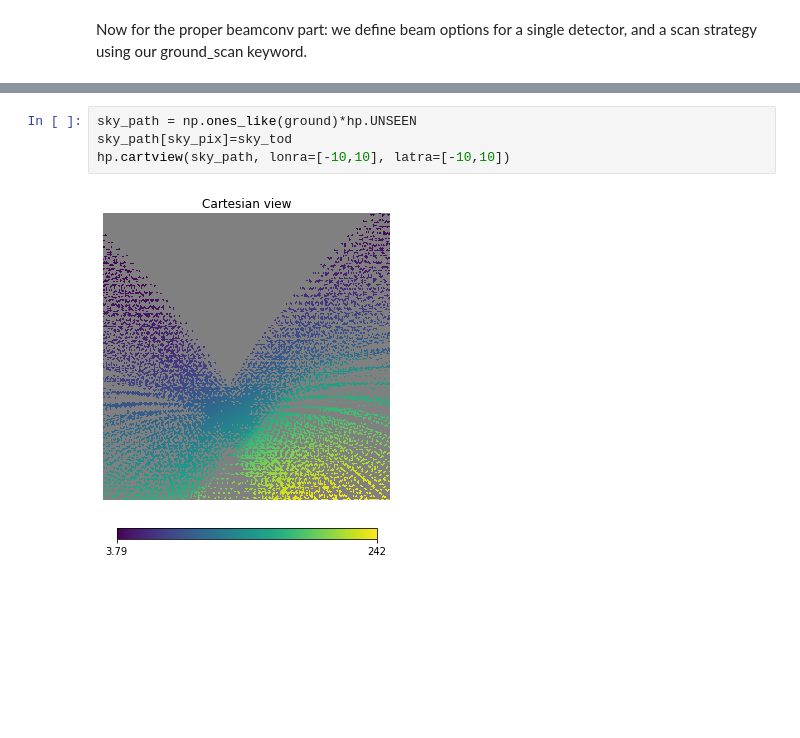
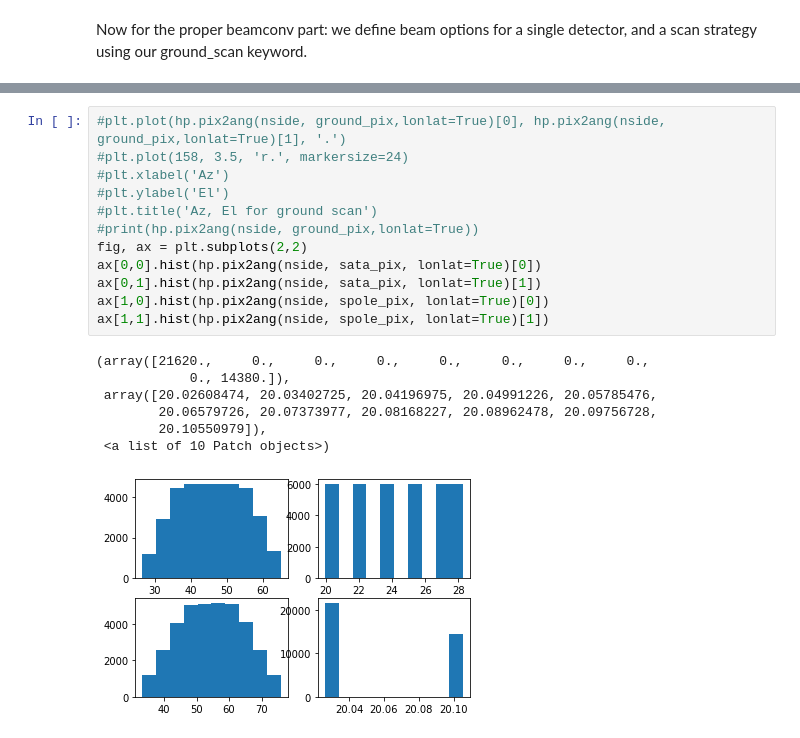
Before and after one commit to AdriJD/beamconv, a Jupyter notebook: notebooks/ground_ssn_scan.ipynb, the cells around one changed output, grey strips where cells are left out. Drawn from its saved outputs; the diff is of its cells as text; blank space fills up the shorter version.

```diff
--- a/notebooks/ground_ssn_scan.ipynb
+++ b/notebooks/ground_ssn_scan.ipynb
@@ -127,6 +137,20 @@ hp.cartview(ground_path, lonra=[-10,10], latra=[-10,10])
-# %%
-sky_path = np.ones_like(ground)*hp.UNSEEN
-sky_path[sky_pix]=sky_tod
-hp.cartview(sky_path, lonra=[-10,10], latra=[-10,10])
-# %% [output]
-[figure, removed]
+# %%
+#plt.plot(hp.pix2ang(nside, ground_pix,lonlat=True)[0], hp.pix2ang(nside, ground_pix,lonlat=True)[1], '.')
+#plt.plot(158, 3.5, 'r.', markersize=24)
+#plt.xlabel('Az')
+#plt.ylabel('El')
+#plt.title('Az, El for ground scan')
+#print(hp.pix2ang(nside, ground_pix,lonlat=True))
+fig, ax = plt.subplots(2,2)
+ax[0,0].hist(hp.pix2ang(nside, sata_pix, lonlat=True)[0])
+ax[0,1].hist(hp.pix2ang(nside, sata_pix, lonlat=True)[1])
+ax[1,0].hist(hp.pix2ang(nside, spole_pix, lonlat=True)[0])
+ax[1,1].hist(hp.pix2ang(nside, spole_pix, lonlat=True)[1])
+# %% [output]
+(array([21620.,     0.,     0.,     0.,     0.,     0.,     0.,     0.,
+            0., 14380.]),
+ array([20.02608474, 20.03402725, 20.04196975, 20.04991226, 20.05785476,
+        20.06579726, 20.07373977, 20.08168227, 20.08962478, 20.09756728,
+        20.10550979]),
+ <a list of 10 Patch objects>)
+[figure, added]
```
Also changed, not shown: parts of 7 cells of this notebook, 1 other file.
